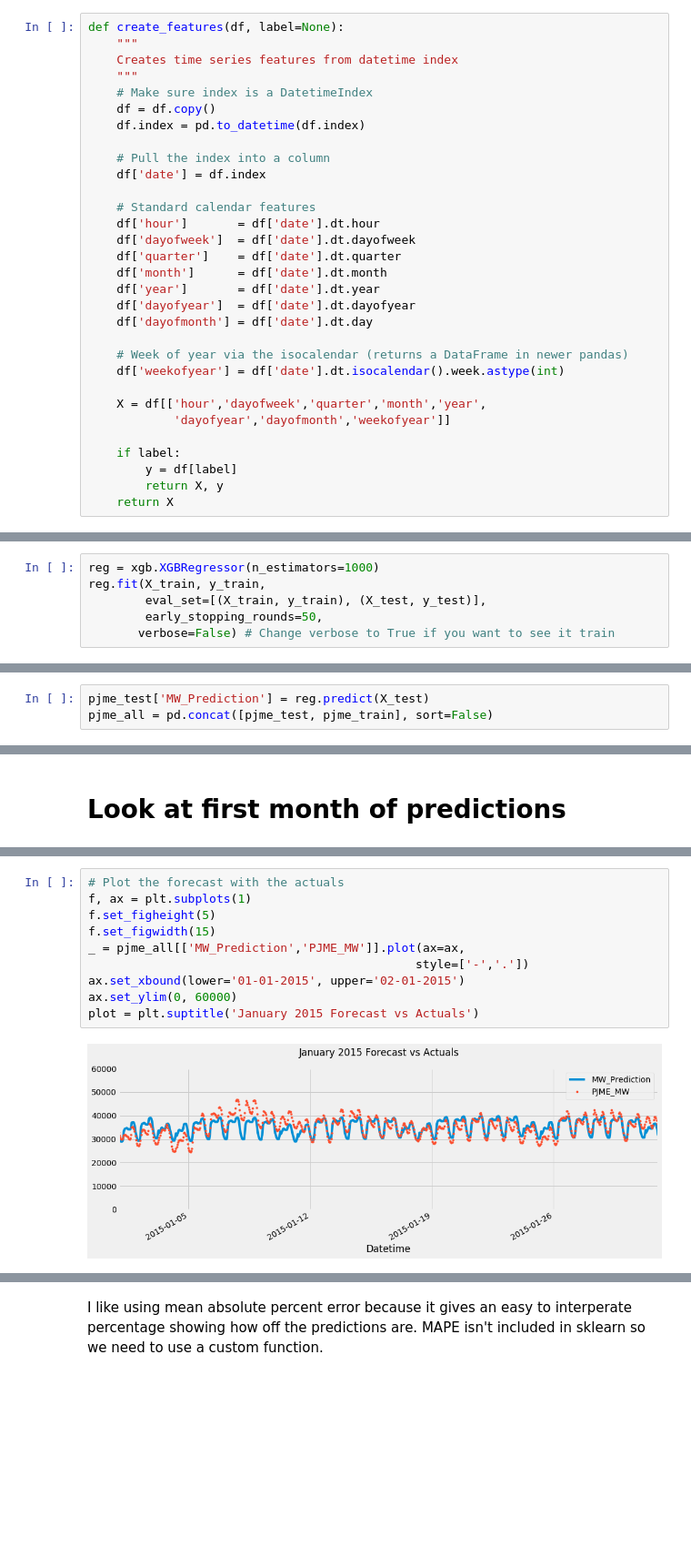
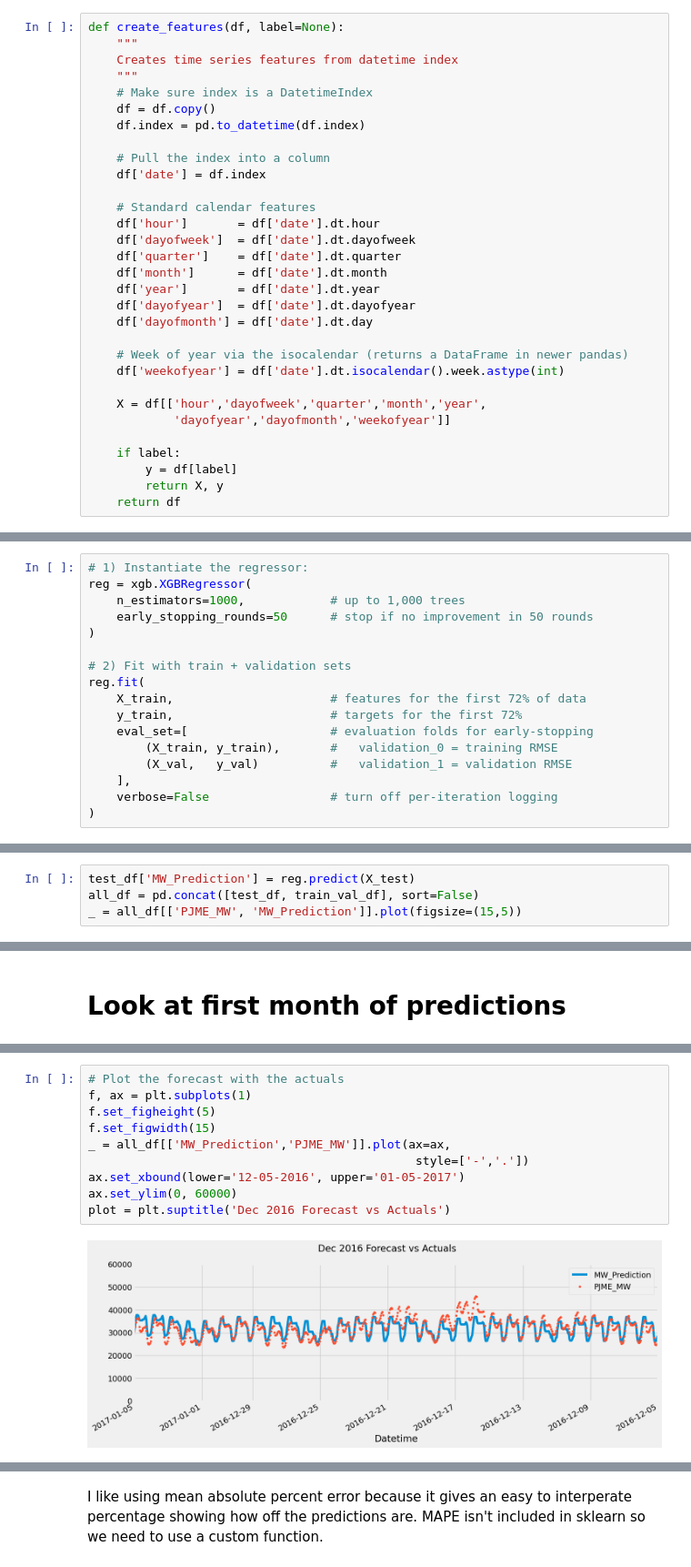
Before and after one commit to tealeave/hourly_energy_consumption, a Jupyter notebook: notebooks/time-series-forecasting-with-xgboost.ipynb, the cells around one changed output, grey strips where cells are left out. Shown at 91% size. Saved outputs shown, nothing was run; the diff lists cells and outputs as text; blank space fills up the shorter version.

Commit message:
XgtboostRegressor draft

```diff
--- a/notebooks/time-series-forecasting-with-xgboost.ipynb
+++ b/notebooks/time-series-forecasting-with-xgboost.ipynb
@@ -146,7 +194,7 @@ def create_features(df, label=None):
     if label:
         y = df[label]
         return X, y
-    return X
+    return df
 # %%
 X_train, y_train = create_features(train_df, label='PJME_MW')
 X_val, y_val = create_features(val_df, label='PJME_MW')
@@ -166,6 +211,0 @@ X_train.head()
-# %%
-reg = xgb.XGBRegressor(n_estimators=1000)
-reg.fit(X_train, y_train,
-        eval_set=[(X_train, y_train), (X_test, y_test)],
-        early_stopping_rounds=50,
-       verbose=False) # Change verbose to True if you want to see it train
@@ -182,0 +233,17 @@ _ = plot_importance(reg, height=0.9)
+# %%
+# 1) Instantiate the regressor:
+reg = xgb.XGBRegressor(
+    n_estimators=1000,            # up to 1,000 trees
+    early_stopping_rounds=50      # stop if no improvement in 50 rounds
+)
+
+# 2) Fit with train + validation sets
+reg.fit(
+    X_train,                      # features for the first 72% of data
+    y_train,                      # targets for the first 72%
+    eval_set=[                    # evaluation folds for early-stopping
+        (X_train, y_train),       #   validation_0 = training RMSE
+        (X_val,   y_val)          #   validation_1 = validation RMSE
+    ],
+    verbose=False                 # turn off per-iteration logging
+)
@@ -199,5 +328,6 @@ NameError: name 'X_val' is not defined
 # %% [markdown]
 # Forecast on Test Set
 # %%
-pjme_test['MW_Prediction'] = reg.predict(X_test)
-pjme_all = pd.concat([pjme_test, pjme_train], sort=False)
+test_df['MW_Prediction'] = reg.predict(X_test)
+all_df = pd.concat([test_df, train_val_df], sort=False)
+_ = all_df[['PJME_MW', 'MW_Prediction']].plot(figsize=(15,5))
@@ -210,15 +348,15 @@ _ = pjme_all[['PJME_MW','MW_Prediction']].plot(figsize=(15, 5))
 # %%
 # Plot the forecast with the actuals
 f, ax = plt.subplots(1)
 f.set_figheight(5)
 f.set_figwidth(15)
-_ = pjme_all[['MW_Prediction','PJME_MW']].plot(ax=ax,
+_ = all_df[['MW_Prediction','PJME_MW']].plot(ax=ax,
                                               style=['-','.'])
-ax.set_xbound(lower='01-01-2015', upper='02-01-2015')
+ax.set_xbound(lower='12-05-2016', upper='01-05-2017')
 ax.set_ylim(0, 60000)
-plot = plt.suptitle('January 2015 Forecast vs Actuals')
+plot = plt.suptitle('Dec 2016 Forecast vs Actuals')
 # %% [output]
-[figure, old version]
+[figure, new version]
 # %%
 # Plot the forecast with the actuals
 f, ax = plt.subplots(1)
```
Also changed, not shown: parts of 50 cells of this notebook, 2 other files.
